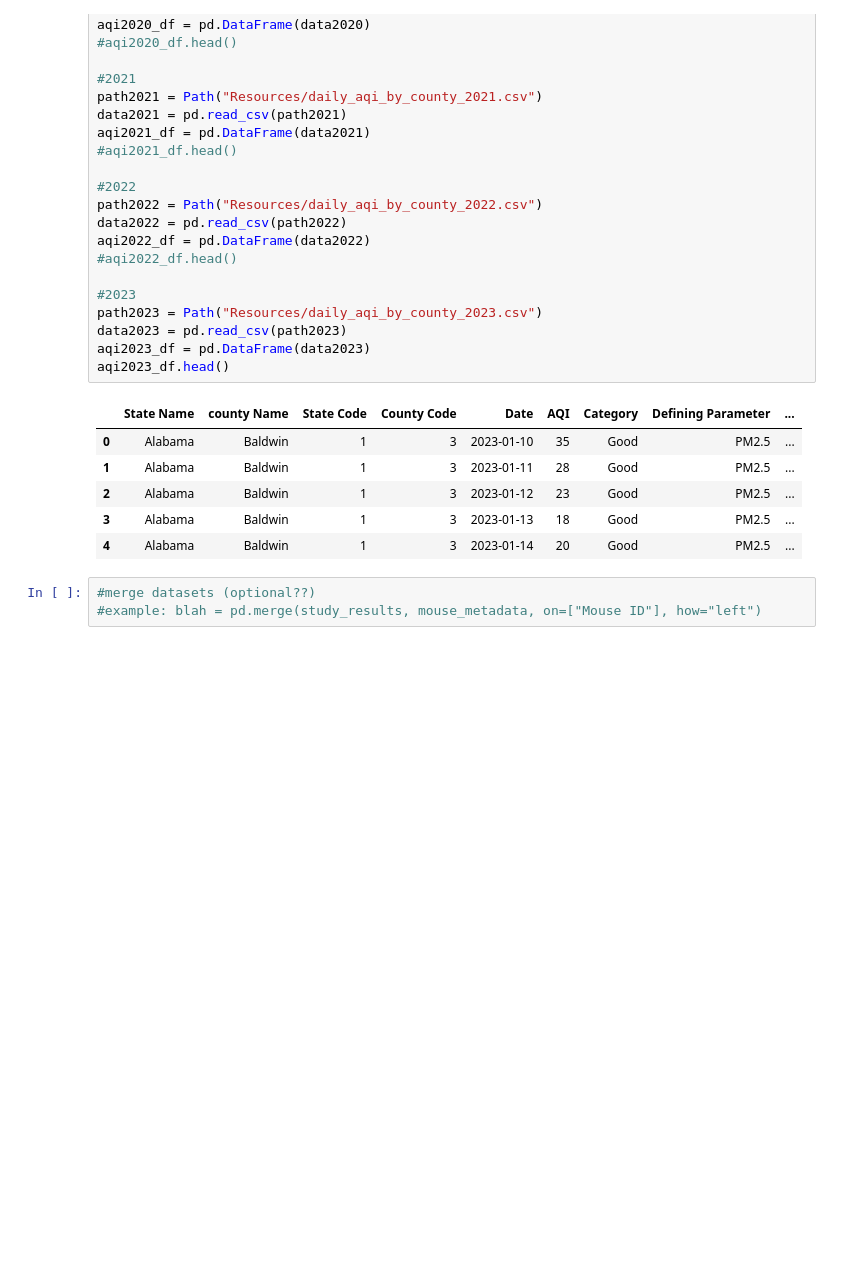
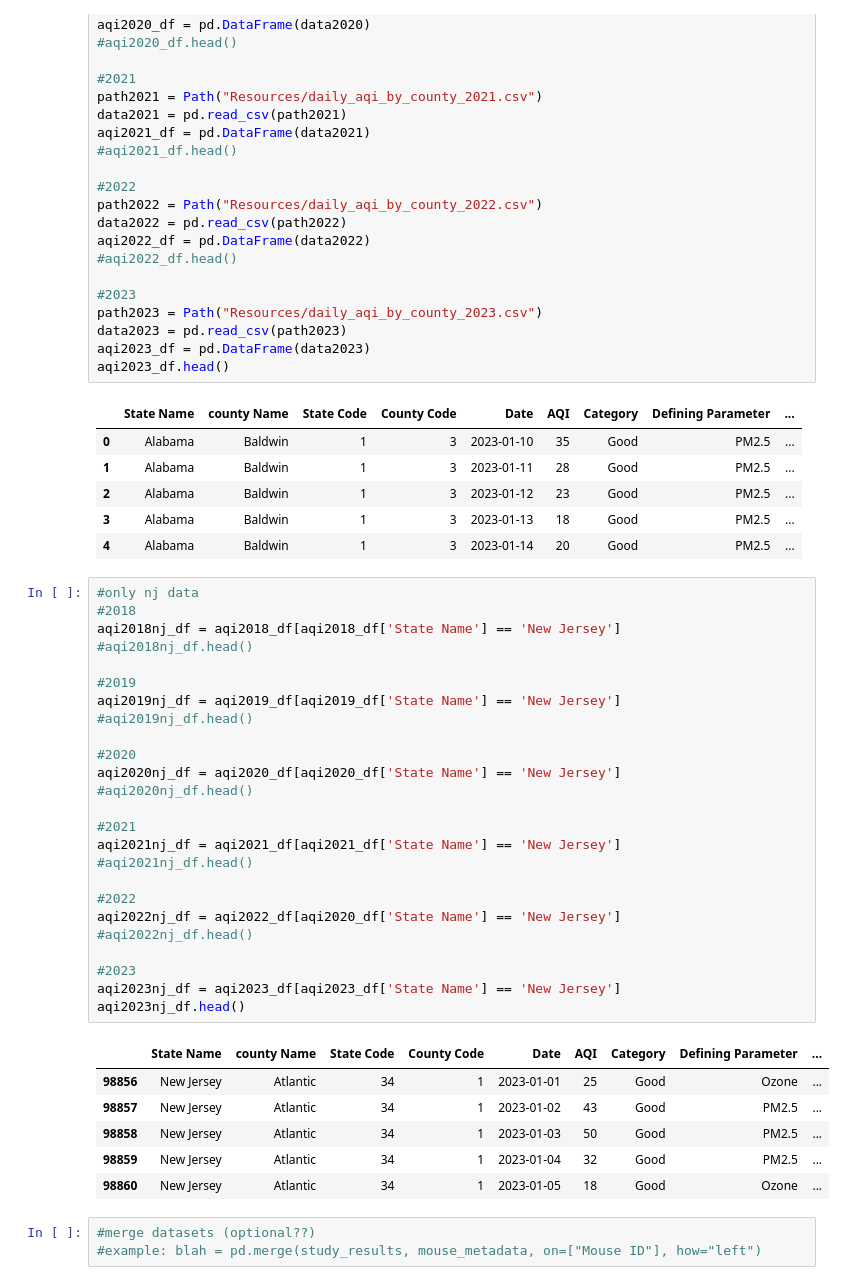
Before and after one commit to emilyclairevoyant/data-questers, a Jupyter notebook: Years2018-2023_piecharts.ipynb, the cells around one changed output. Cells and saved outputs as stored; diff of their text form; blank space fills up the shorter version.

```diff
--- a/Years2018-2023_piecharts.ipynb
+++ b/Years2018-2023_piecharts.ipynb
@@ -48,6 +48,38 @@ aqi2023_df.head()
 | 2 | Alabama | Baldwin | 1 | 3 | 2023-01-12 | 23 | Good | PM2.5 | ... |
 | 3 | Alabama | Baldwin | 1 | 3 | 2023-01-13 | 18 | Good | PM2.5 | ... |
 | 4 | Alabama | Baldwin | 1 | 3 | 2023-01-14 | 20 | Good | PM2.5 | ... |
+# %%
+#only nj data
+#2018
+aqi2018nj_df = aqi2018_df[aqi2018_df['State Name'] == 'New Jersey']
+#aqi2018nj_df.head()
+
+#2019
+aqi2019nj_df = aqi2019_df[aqi2019_df['State Name'] == 'New Jersey']
+#aqi2019nj_df.head()
+
+#2020
+aqi2020nj_df = aqi2020_df[aqi2020_df['State Name'] == 'New Jersey']
+#aqi2020nj_df.head()
+
+#2021
+aqi2021nj_df = aqi2021_df[aqi2021_df['State Name'] == 'New Jersey']
+#aqi2021nj_df.head()
+
+#2022
+aqi2022nj_df = aqi2022_df[aqi2020_df['State Name'] == 'New Jersey']
+#aqi2022nj_df.head()
+
+#2023
+aqi2023nj_df = aqi2023_df[aqi2023_df['State Name'] == 'New Jersey']
+aqi2023nj_df.head()
+# %% [output]
+|  | State Name | county Name | State Code | County Code | Date | AQI | Category | Defining Parameter | ... |
+| 98856 | New Jersey | Atlantic | 34 | 1 | 2023-01-01 | 25 | Good | Ozone | ... |
+| 98857 | New Jersey | Atlantic | 34 | 1 | 2023-01-02 | 43 | Good | PM2.5 | ... |
+| 98858 | New Jersey | Atlantic | 34 | 1 | 2023-01-03 | 50 | Good | PM2.5 | ... |
+| 98859 | New Jersey | Atlantic | 34 | 1 | 2023-01-04 | 32 | Good | PM2.5 | ... |
+| 98860 | New Jersey | Atlantic | 34 | 1 | 2023-01-05 | 18 | Good | Ozone | ... |
 # %%
 #merge datasets (optional??)
 #example: blah = pd.merge(study_results, mouse_metadata, on=["Mouse ID"], how="left")
```
Also changed, not shown: parts of 4 cells of this notebook, 1 other file.
